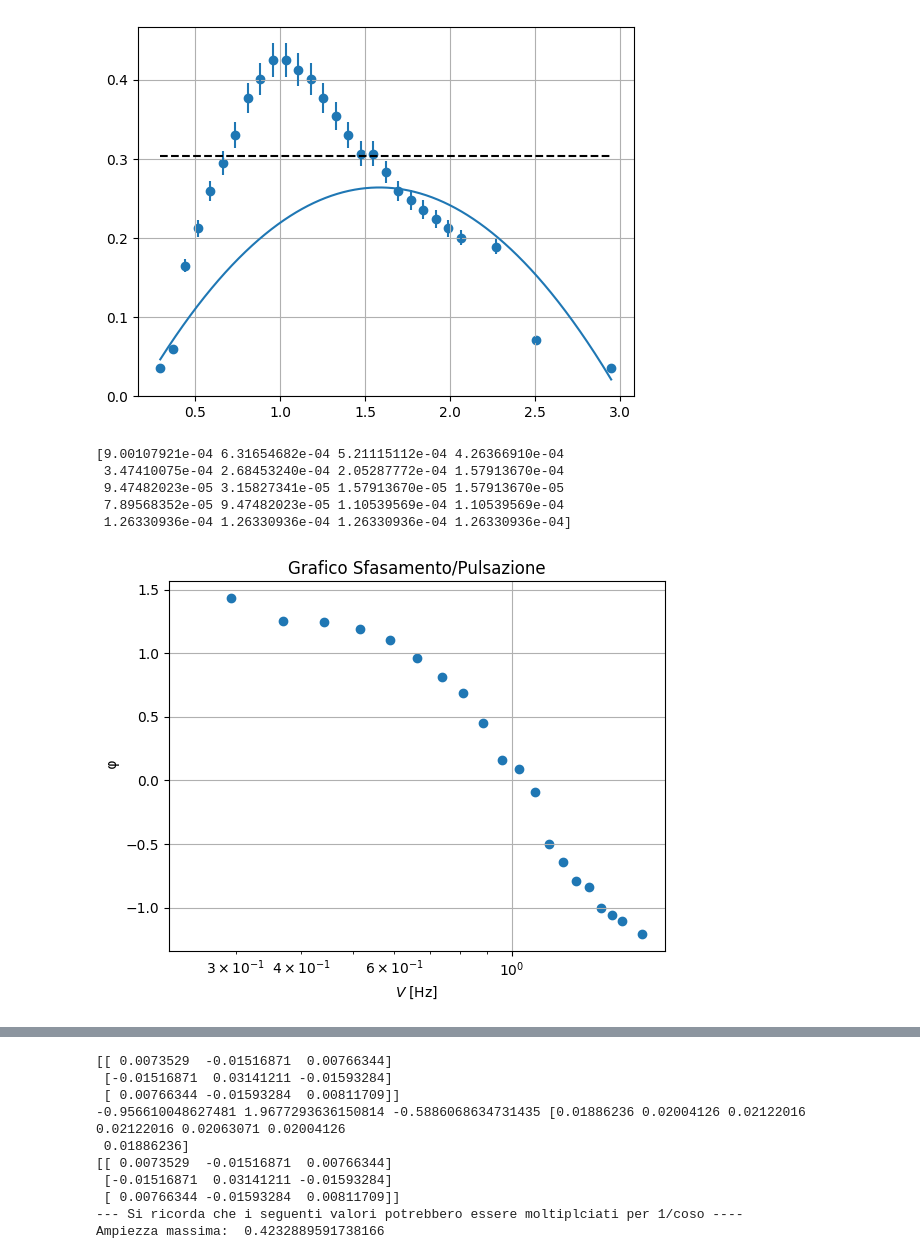
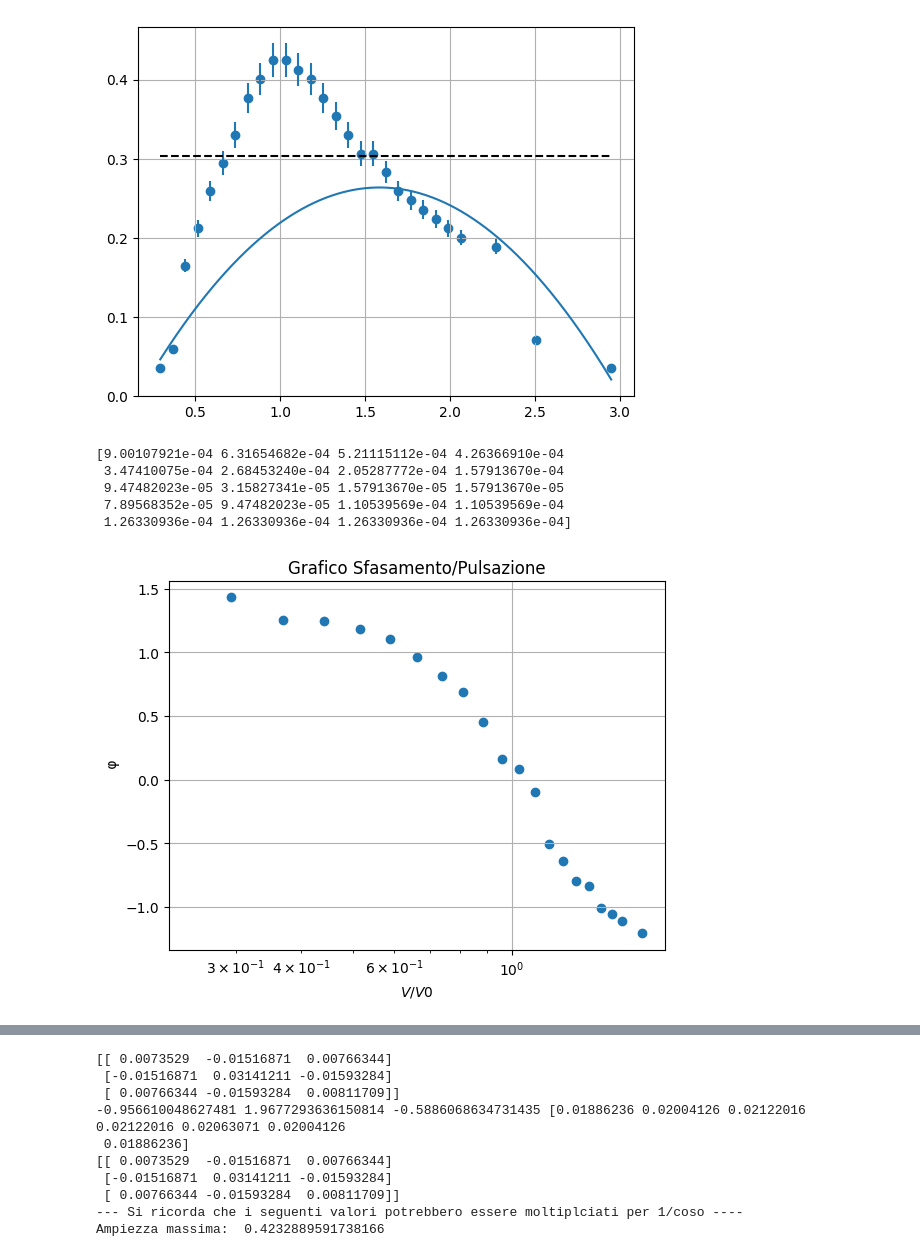
Before and after one commit to Holeryn/lab2scripts, a Jupyter notebook: 4esperienza(1).ipynb, the cells around one changed output, grey strips where cells are left out. Saved outputs shown, nothing was run; the diff lists cells and outputs as text; code cells hidden in the pictures.

```diff
--- a/4esperienza(1).ipynb
+++ b/4esperienza(1).ipynb
@@ -109,32 +109,32 @@ plt.show()
 # %%
 NU_3 = np.array([1000.0,  1250.0, 1500.0, 1750.0, 2000.0, 2250.0, 2500.0, 2750.0, 3000.0, 3250.0, 3500.0, 3750.0, 4000.0, 4250.0, 4500.0, 4750.0, 5000.0, 5250.0, 5500.0, 6000.0])
 DT = np.array([228.0, 160.0, 132.0, 108.0, 88.0, 68.0, 52.0, 40.0, 24.0, 8.0, 4, -4.0, -20.0, -24.0, -28.0, -28.0, -32.0, -32.0, -32.0, -32.0])*(2*np.pi)*(10**(-6))#mus
 NU_inv1 = (DT/(1/NU_3))
 
 plt.scatter((NU_3)/(3393), NU_inv1)
 plt.xscale('log')
 
 err_NU_inv1= (np.abs(DT)/10)*2*np.pi
 
 plt.errorbar((NU_3)/(3393), NU_inv1, xerr=0, yerr=err_NU_inv1, fmt='none')
 
 plt.title('Grafico Sfasamento/Pulsazione')
 
-plt.xlabel(r'$V$ [Hz]')
+plt.xlabel(r'$V/V0$')
 plt.ylabel(r' φ')
 plt.grid()
 
 print(err_NU_inv1)
 
 plt.savefig('SfasAnalisi', dpi=125)
 plt.show()
 # %% [output]
 [9.00107921e-04 6.31654682e-04 5.21115112e-04 4.26366910e-04
  3.47410075e-04 2.68453240e-04 2.05287772e-04 1.57913670e-04
  9.47482023e-05 3.15827341e-05 1.57913670e-05 1.57913670e-05
  7.89568352e-05 9.47482023e-05 1.10539569e-04 1.10539569e-04
  1.26330936e-04 1.26330936e-04 1.26330936e-04 1.26330936e-04]
-[figure, old version]
+[figure, new version]
 # %% [markdown]
 ![image](screen6.png)
 ![image](screen7.png)
```
Also changed, not shown: parts of 2 cells of this notebook, 15 other files.
